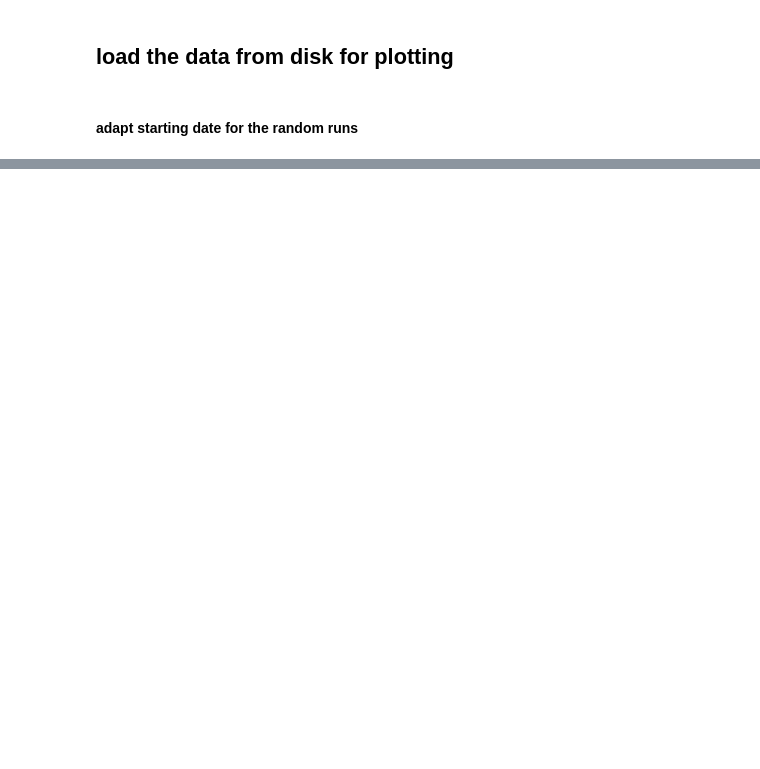
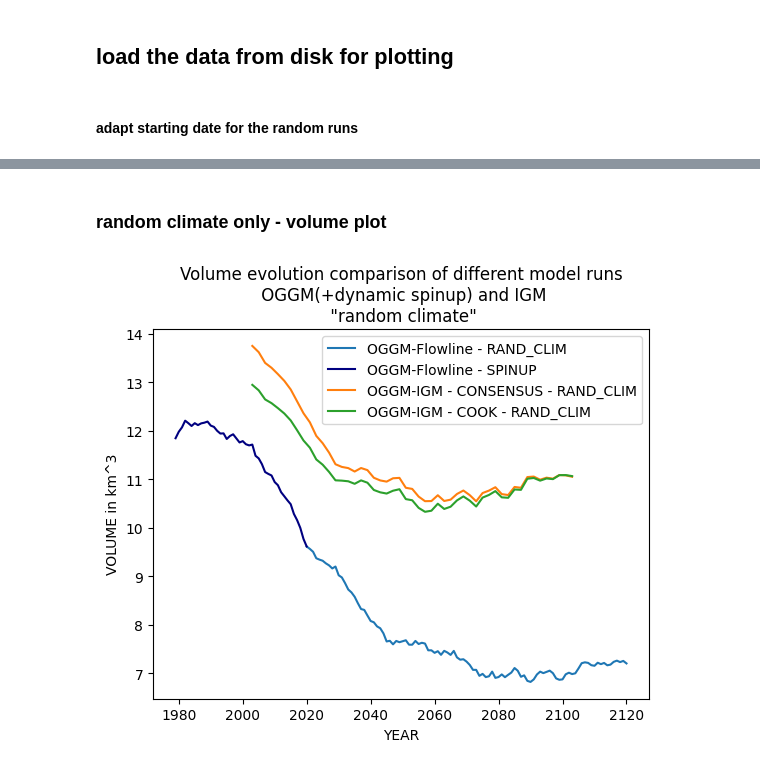
Before and after one commit to OGGM/tutorials, a Jupyter notebook: notebooks/tutorials/ioggm.ipynb, the cells around one changed output, grey strips where cells are left out. Drawn from its saved outputs; the diff is of its cells as text; code cells hidden in the pictures; blank space fills up the shorter version.

```diff
--- a/notebooks/tutorials/ioggm.ipynb
+++ b/notebooks/tutorials/ioggm.ipynb
@@ -236,3 +280,16 @@ plt.legend();
+# %% [markdown]
+### random climate only - volume plot
+# %%
+(ds_rnd.volume_m3.sum(dim=['dis_along_flowline'])*1e-9).plot(label='OGGM-Flowline - RAND_CLIM');
+(spinup.volume_m3.sum(dim=['dis_along_flowline'])*1e-9).plot(label='OGGM-Flowline - SPINUP', color='navy');
+(dsr_igm_con_rnd.ice_thickness.sum(dim=['x', 'y'])*gdir.grid.dx**2*1e-9).plot(label='OGGM-IGM - CONSENSUS - RAND_CLIM');
+(dsr_igm_cook_rnd.ice_thickness.sum(dim=['x', 'y'])*gdir.grid.dx**2*1e-9).plot(label='OGGM-IGM - COOK - RAND_CLIM');
+plt.ylabel('VOLUME in km^3')
+plt.xlabel('YEAR')
+plt.title('Volume evolution comparison of different model runs\n OGGM(+dynamic spinup) and IGM\n \"random climate\"');
+plt.legend();
+# %% [output]
+[figure, added]
 # %%
 (spinup.area_m2.sum(dim=['dis_along_flowline'])*1e-6).plot(label='OGGM-Flowline - SPINUP', color='navy');
 (ds_gcm.area_m2.sum(dim=['dis_along_flowline'])*1e-6).plot(label='OGGM-Flowline - ISIMIP - ssp370');
```
Also changed, not shown: parts of 20 cells of this notebook.
